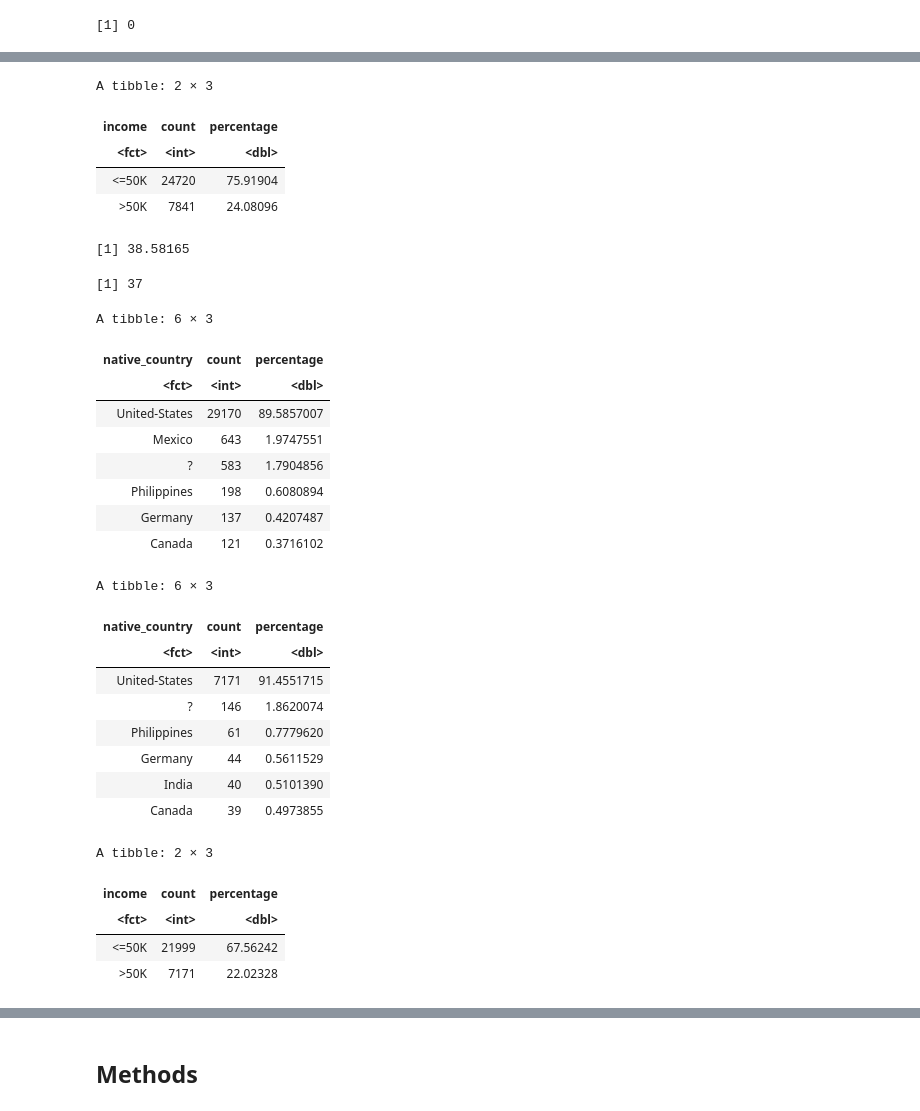
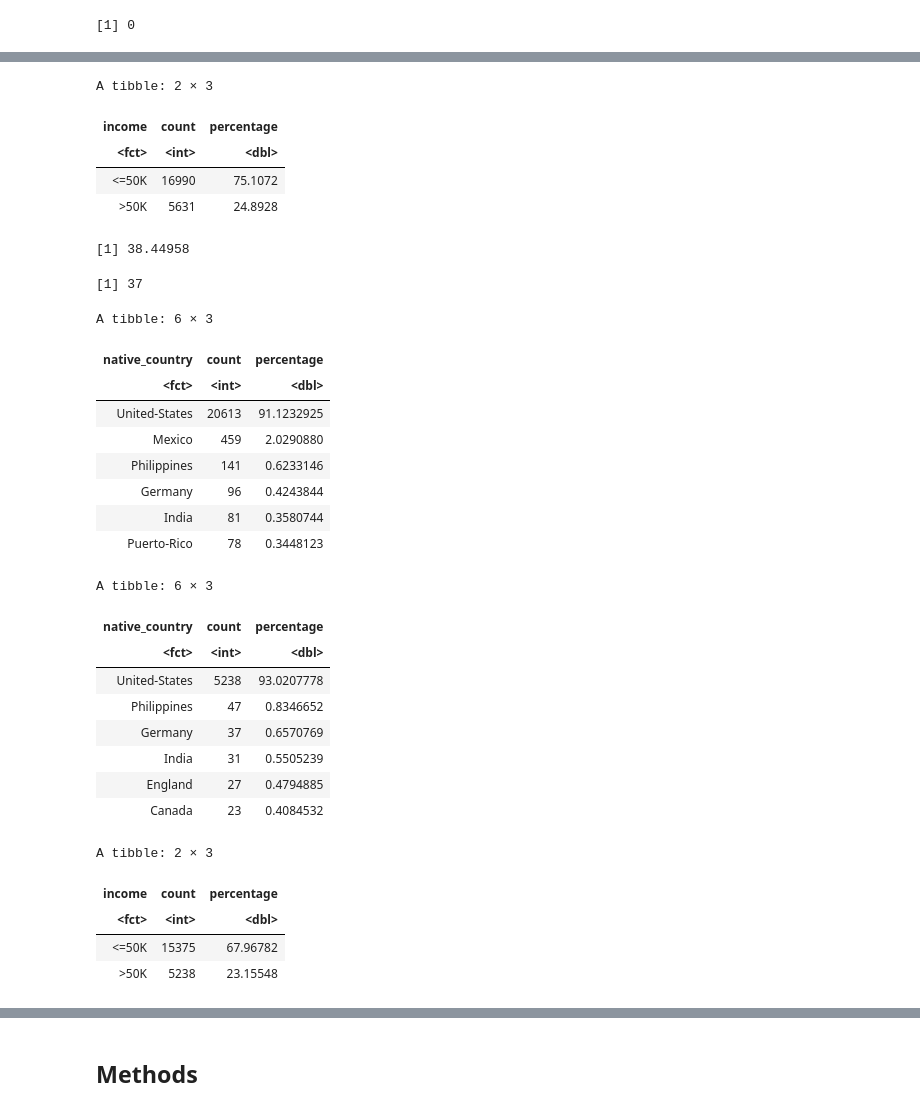
Before and after one commit to Shubhaankar-Sharma/income-category-classifier, a Jupyter notebook: project_group_proposal.ipynb, the cells around one changed output, grey strips where cells are left out. Cells and saved outputs as stored; diff of their text form; code cells hidden in the pictures.

```diff
--- a/project_group_proposal.ipynb
+++ b/project_group_proposal.ipynb
@@ -175,11 +186,13 @@ A rowwise_df: 2 × 1
 | <=50K |
 | >50K |
 # %%
-# there are only two values in this column we can make this a factor as well
-# this column is how we will do binary classification
+# x15 column is the class variable we want to use in the classification model
+# changing the name of x15 to income
+
 adult_data <- adult_data |>
-    mutate(income=as_factor(X15)) |>
-    select(-X15)
+                mutate(income = as_factor(x15)) |>
+                select(-x15)
+
 head(adult_data)
 # %% [output]
 A rowwise_df: 6 × 15
@@ -193,0 +207,11 @@ A rowwise_df: 6 × 15
+# %%
+#set the seed
+set.seed(1234)
+
+#splitting the dataset into training data and testing data
+
+adult_split <- initial_split(adult_data, prop = 0.75, strata = income)
+adult_train <- training(adult_split)
+adult_test <- testing(adult_split)
+
+names(adult_train)
@@ -194,78 +258,80 @@ A rowwise_df: 6 × 15
 # %%
+# Based on the training data
+
 # lets see our predictor class distribution
-adult_data |>
+adult_train |>
     group_by(income) |>
     summarize(
         count = n(),
-        percentage = n() / nrow(adult_data) * 100,
+        percentage = n() / nrow(adult_train) * 100,
         ) |>
     arrange(desc(percentage))
 
 # lets see the age distribution
-mean(adult_data$age, na.RM=TRUE)
-median(adult_data$age, na.RM=TRUE)
+mean(adult_train$age, na.RM=TRUE)
+median(adult_train$age, na.RM=TRUE)
 
 # lets see the native-country distribution
-adult_data |>
+adult_train |>
     group_by(native_country) |>
     summarize(
         count = n(),
-        percentage = n() / nrow(adult_data) * 100,
+        percentage = n() / nrow(adult_train) * 100,
         ) |>
     arrange(desc(percentage)) |>
     head()
 
-adult_data_above50k <- filter(adult_data, income==">50K")
+adult_train_above50k <- filter(adult_train, income==">50K")
 
 # distribution of countries in the data with income above 50k
-adult_data_above50k |>
+adult_train_above50k |>
     group_by(native_country) |>
     summarize(
         count = n(),
-        percentage = n() / nrow(adult_data_above50k) * 100,
+        percentage = n() / nrow(adult_train_above50k) * 100,
         ) |>
     arrange(desc(percentage)) |>
     head()
 
 # distribution of income in the data from united-states
-adult_data |>
+adult_train |>
     filter(native_country=="United-States") |>
     group_by(income) |>
     summarize(
         count = n(),
-        percentage = n() / nrow(adult_data) * 100,
+        percentage = n() / nrow(adult_train) * 100,
         ) |>
     arrange(desc(percentage))
 # maximum data is from United-states
 # %% [output]
 A tibble: 2 × 3
 | income | count | percentage |
 | <fct> | <int> | <dbl> |
-| <=50K | 24720 | 75.91904 |
-| >50K | 7841 | 24.08096 |
+| <=50K | 16990 | 75.1072 |
+| >50K | 5631 | 24.8928 |
-[1] 38.58165
+[1] 38.44958
 [1] 37
 A tibble: 6 × 3
 | native_country | count | percentage |
 | <fct> | <int> | <dbl> |
-| United-States | 29170 | 89.5857007 |
-| Mexico | 643 | 1.9747551 |
-| ? | 583 | 1.7904856 |
-| Philippines | 198 | 0.6080894 |
-| Germany | 137 | 0.4207487 |
-| Canada | 121 | 0.3716102 |
+| United-States | 20613 | 91.1232925 |
+| Mexico | 459 | 2.0290880 |
+| Philippines | 141 | 0.6233146 |
+| Germany | 96 | 0.4243844 |
+| India | 81 | 0.3580744 |
+| Puerto-Rico | 78 | 0.3448123 |
 A tibble: 6 × 3
 | native_country | count | percentage |
 | <fct> | <int> | <dbl> |
-| United-States | 7171 | 91.4551715 |
-| ? | 146 | 1.8620074 |
-| Philippines | 61 | 0.7779620 |
-| Germany | 44 | 0.5611529 |
-| India | 40 | 0.5101390 |
-| Canada | 39 | 0.4973855 |
+| United-States | 5238 | 93.0207778 |
+| Philippines | 47 | 0.8346652 |
+| Germany | 37 | 0.6570769 |
+| India | 31 | 0.5505239 |
+| England | 27 | 0.4794885 |
+| Canada | 23 | 0.4084532 |
 A tibble: 2 × 3
 | income | count | percentage |
 | <fct> | <int> | <dbl> |
-| <=50K | 21999 | 67.56242 |
-| >50K | 7171 | 22.02328 |
+| <=50K | 15375 | 67.96782 |
+| >50K | 5238 | 23.15548 |
 # %% [markdown]
```
Also changed, not shown: parts of 18 cells of this notebook.
